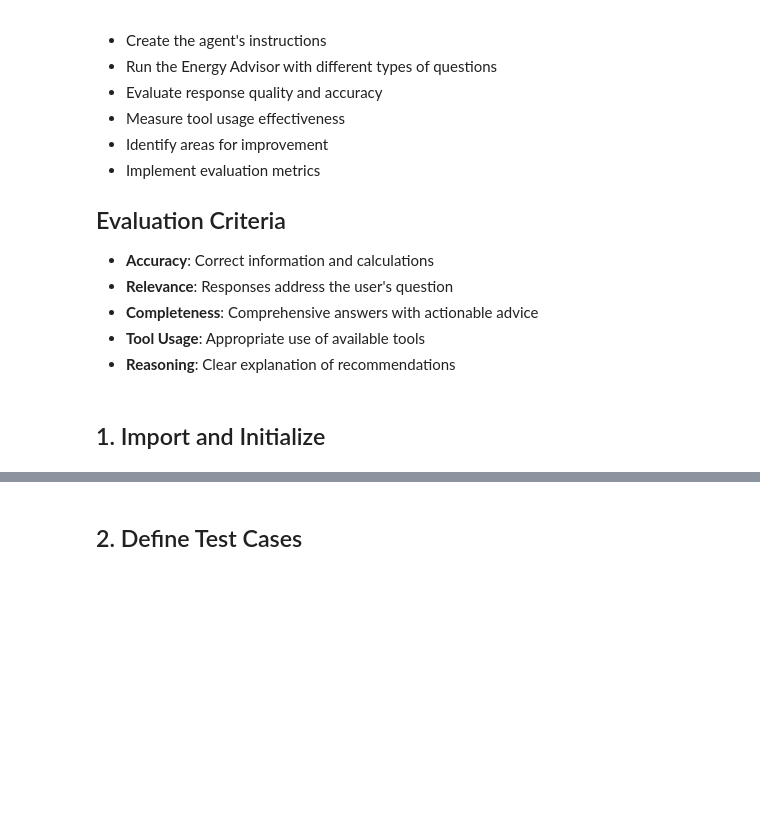
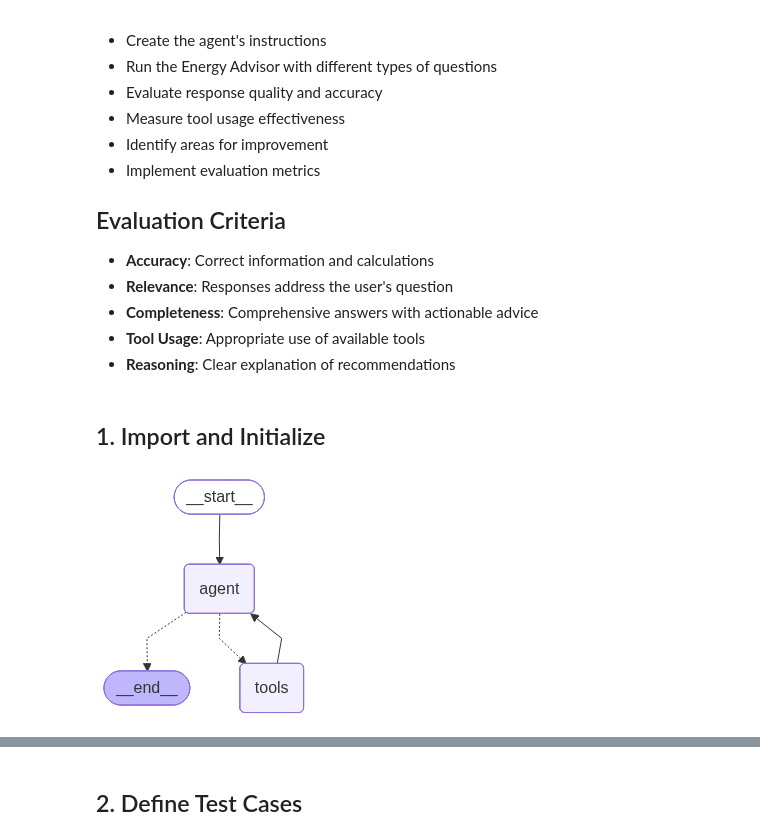
Before and after one commit to tkober/nd901-agentic-ai-with-langchain-and-langgraph-project-2, a Jupyter notebook: echohome-starter/03_run_and_evaluate.ipynb, the cells around one changed output, grey strips where cells are left out. Cells and saved outputs as stored; diff of their text form; code cells hidden in the pictures; blank space fills up the shorter version.

```diff
--- a/echohome-starter/03_run_and_evaluate.ipynb
+++ b/echohome-starter/03_run_and_evaluate.ipynb
@@ -40,6 +41,10 @@ Guidelines:
 ecohome_agent = Agent(
     instructions=ECOHOME_SYSTEM_PROMPT,
 )
+# %%
+ecohome_agent.graph
+# %% [output]
+[figure, added]
 # %%
 response = ecohome_agent.invoke(
     question="When should I charge my electric car tomorrow to minimize cost and maximize solar power?",
```
Also changed, not shown: parts of 20 cells of this notebook, 2 other files.
